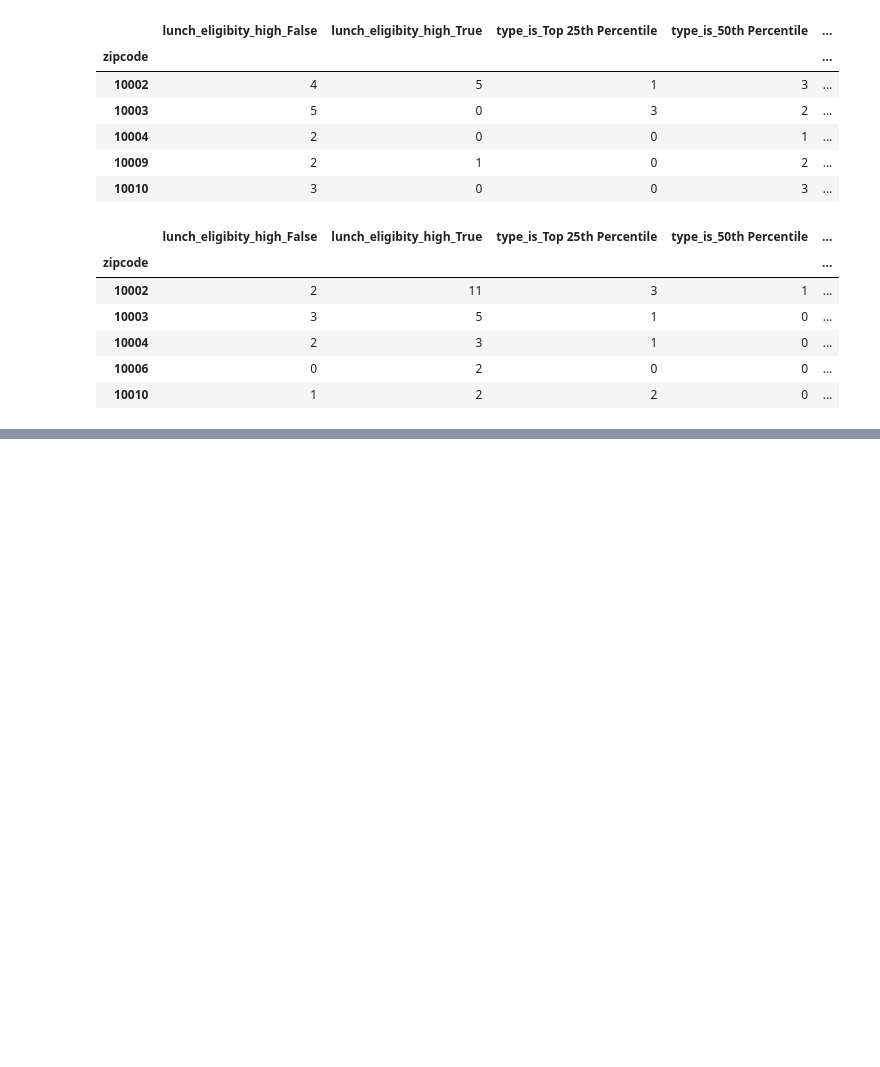
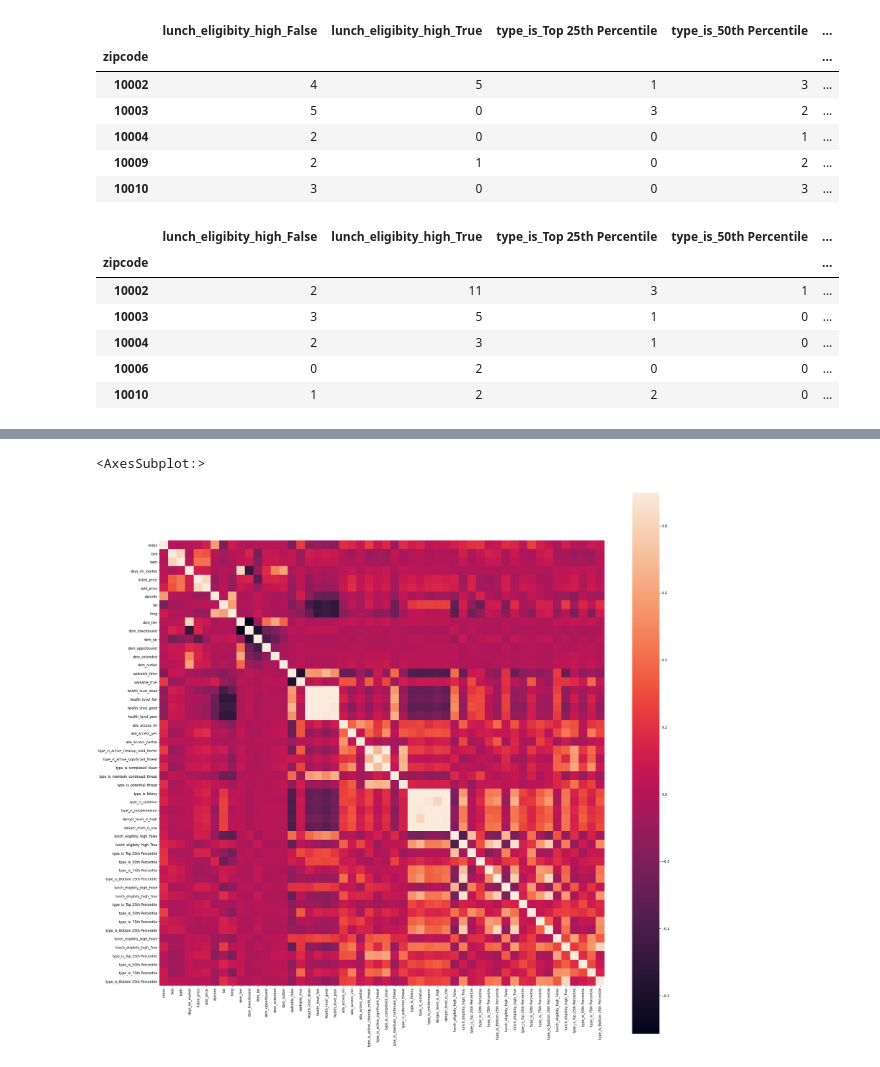
Before and after one commit to shadeetabasi/NYC-Challenge-Final, a Jupyter notebook: python_files/Merge Dataframe.ipynb, the cells around one changed output, grey strips where cells are left out. Drawn from its saved outputs; the diff is of its cells as text; code cells hidden in the pictures; blank space fills up the shorter version.

```diff
--- a/python_files/Merge Dataframe.ipynb
+++ b/python_files/Merge Dataframe.ipynb
@@ -212,0 +233,11 @@ dfinal.to_csv("C:/Users/bxprd/Data Analytics Bootcamp/Git_Repos/NYC-Challenge-Fi
+# %%
+# Build the correlation matrix
+import matplotlib.pyplot as plt
+import seaborn as sns
+
+matrix = dfinal.corr()
+f, ax = plt.subplots(figsize=(30, 30))
+sns.heatmap(matrix, vmax=0.9, square=True)
+# %% [output]
+<AxesSubplot:>
+[figure, added]
```
Also changed, not shown: parts of 27 cells of this notebook, 4 other files.
